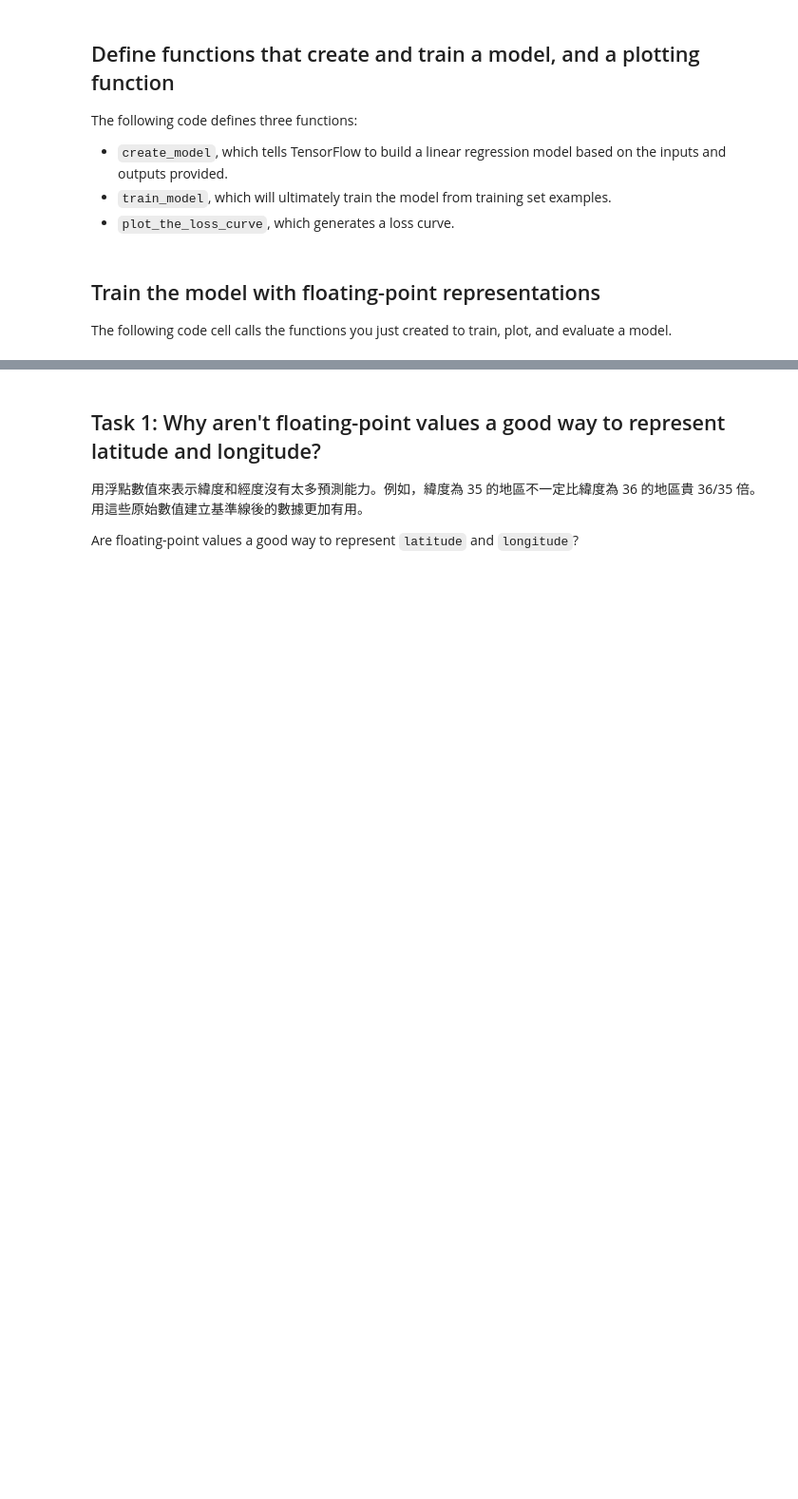
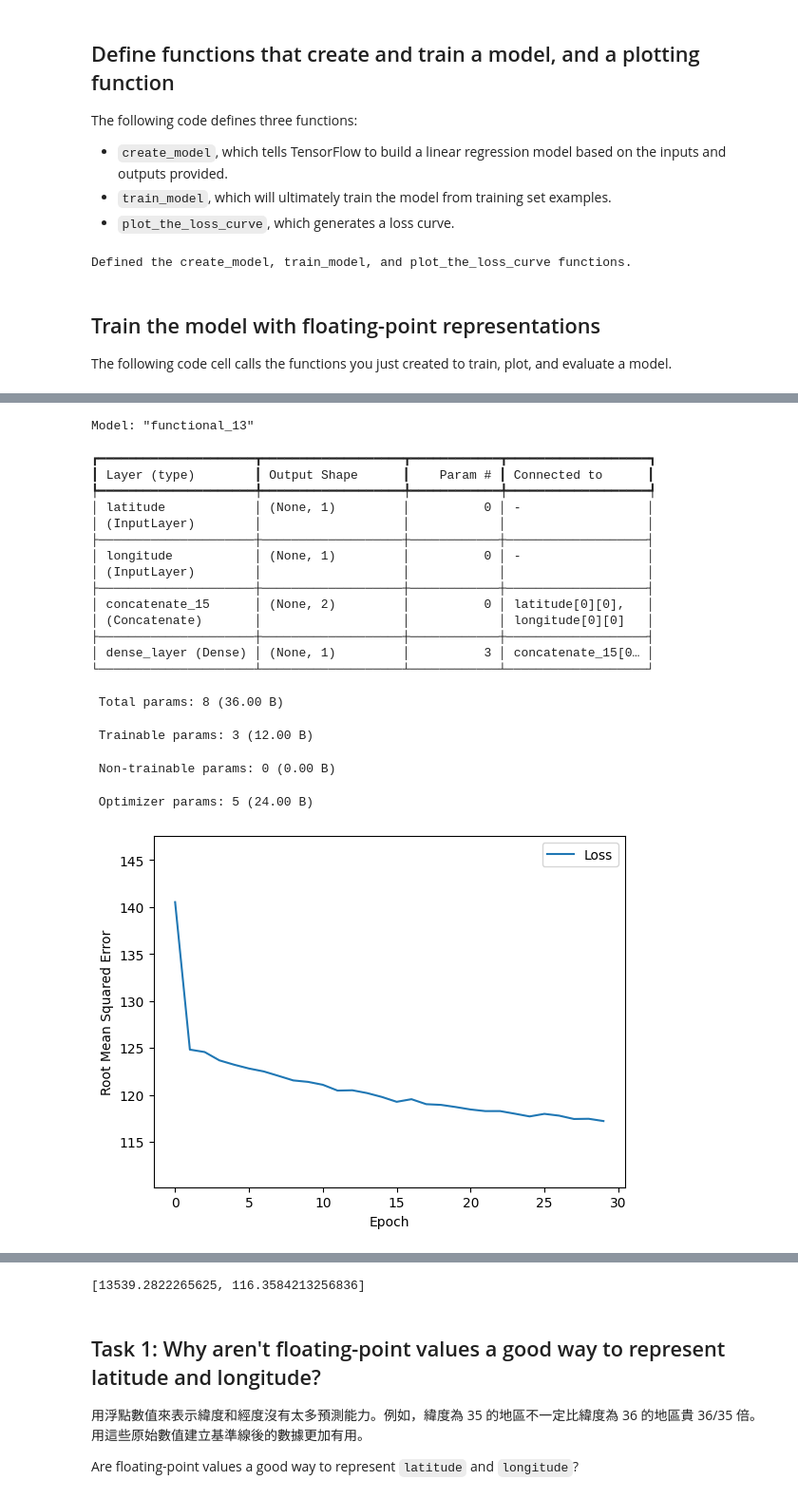
Before and after one commit to Dandelionlibra/juptyer_note, a Jupyter notebook: google ml crash course/Representation_with_a_Feature_Cross.ipynb, the cells around one changed output, grey strips where cells are left out. Shown: that part at 95% size. Drawn from its saved outputs; the diff is of its cells as text; code cells hidden in the pictures; blank space fills up the shorter version.

```diff
--- a/google ml crash course/Representation_with_a_Feature_Cross.ipynb
+++ b/google ml crash course/Representation_with_a_Feature_Cross.ipynb
@@ -125,8 +138,7 @@ def create_model(my_inputs, my_outputs, my_learning_rate):
   # optimizer：設定模型的優化器
   # loss：損失函數，這裡使用的是 mean_squared_error（均方誤差）
   # metrics：指標，用於在訓練過程中評估模型的表現。在這裡使用的是 tf.keras.metrics.RootMeanSquaredError()（均方根誤差），用於衡量模型預測的準確性
-  model.compile(optimizer=tf.keras.optimizers.experimental.RMSprop(
-      learning_rate=my_learning_rate),
+  model.compile(optimizer=tf.keras.optimizers.RMSprop(learning_rate=my_learning_rate),
       loss="mean_squared_error",
       metrics=[tf.keras.metrics.RootMeanSquaredError()])
 
@@ -174,6 +186,8 @@ def plot_the_loss_curve(epochs, rmse):
   plt.show()
 
 print("Defined the create_model, train_model, and plot_the_loss_curve functions.")
+# %% [output]
+Defined the create_model, train_model, and plot_the_loss_curve functions.
 # %% [markdown]
 ## Train the model with floating-point representations
 
@@ -187,7 +201,7 @@ label_name = 'median_house_value'
 
 # The two Input layers are concatenated so they can be passed as a single tensor to a Dense layer.
 # tf.keras.layers.Concatenate()：將 latitude 和 longitude 這兩個輸入層按列連接，形成一個單一的張量。
-preprocessing_layer = tf.keras.layers.Concatenate()(inputs.values())
+preprocessing_layer = tf.keras.layers.Concatenate()(list(inputs.values()))
 # 添加一個全連接層，輸出一個數值。這裡設置 units=1 表示該層有一個輸出單元。
 dense_output = layers.Dense(units=1, name='dense_layer')(preprocessing_layer)
 
@@ -196,12 +210,15 @@ outputs = {
 }
 
 # Create and compile the model's topography.
-my_model = create_model(inputs, outputs, learning_rate)
+# my_model = create_model(inputs=[input_longitude, input_latitude], outputs, learning_rate)
+my_model = create_model(list(inputs.values()), list(outputs.values()), learning_rate)
 
 # To view a PNG of this model's layers, uncomment the call to
 # `tf.keras.utils.plot_model` below. After running this code cell, click
 # the file folder on the left, then the `my_model.png` file.
 # tf.keras.utils.plot_model(my_model, "my_model.png", show_shapes=True)
+
+# my_model.summary(expand_nested=True)
 
 # Train the model on the training set.
 epochs, rmse = train_model(my_model, train_df, epochs, batch_size, label_name)
@@ -215,3 +232,4 @@ print("\n: Evaluate the new model against the test set:")
 test_features = {name:np.array(value) for name, value in test_df.items()}
 test_label = np.array(test_features.pop(label_name))
 my_model.evaluate(x=test_features, y=test_label, batch_size=batch_size)
+# %% [output]
@@ -217,0 +253,20 @@ my_model.evaluate(x=test_features, y=test_label, batch_size=batch_size)
+Model: "functional_13"
+┏━━━━━━━━━━━━━━━━━━━━━┳━━━━━━━━━━━━━━━━━━━┳━━━━━━━━━━━━┳━━━━━━━━━━━━━━━━━━━┓
+┃ Layer (type)        ┃ Output Shape      ┃    Param # ┃ Connected to      ┃
+┡━━━━━━━━━━━━━━━━━━━━━╇━━━━━━━━━━━━━━━━━━━╇━━━━━━━━━━━━╇━━━━━━━━━━━━━━━━━━━┩
+│ latitude            │ (None, 1)         │          0 │ -                 │
+│ (InputLayer)        │                   │            │                   │
+├─────────────────────┼───────────────────┼────────────┼───────────────────┤
+│ longitude           │ (None, 1)         │          0 │ -                 │
+│ (InputLayer)        │                   │            │                   │
+├─────────────────────┼───────────────────┼────────────┼───────────────────┤
+│ concatenate_15      │ (None, 2)         │          0 │ latitude[0][0],   │
+│ (Concatenate)       │                   │            │ longitude[0][0]   │
+├─────────────────────┼───────────────────┼────────────┼───────────────────┤
+│ dense_layer (Dense) │ (None, 1)         │          3 │ concatenate_15[0… │
+└─────────────────────┴───────────────────┴────────────┴───────────────────┘
+ Total params: 8 (36.00 B)
+ Trainable params: 3 (12.00 B)
+ Non-trainable params: 0 (0.00 B)
+ Optimizer params: 5 (24.00 B)
+[figure, added]
@@ -218,3 +275,4 @@ my_model.evaluate(x=test_features, y=test_label, batch_size=batch_size)
+[13539.2822265625, 116.3584213256836]
 # %% [markdown]
 ## Task 1: Why aren't floating-point values a good way to represent latitude and longitude?
  用浮點數值來表示緯度和經度沒有太多預測能力。例如，緯度為 35 的地區不一定比緯度為 36 的地區貴 36/35 倍。
```
Also changed, not shown: parts of 11 cells of this notebook.
